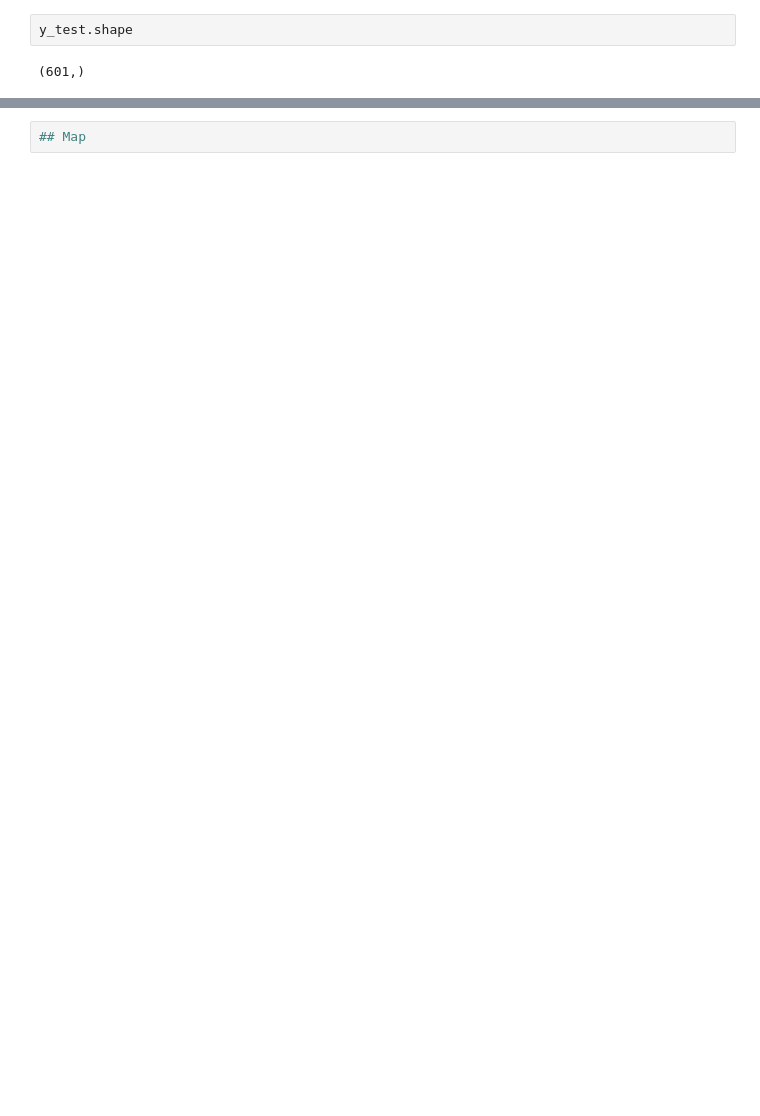
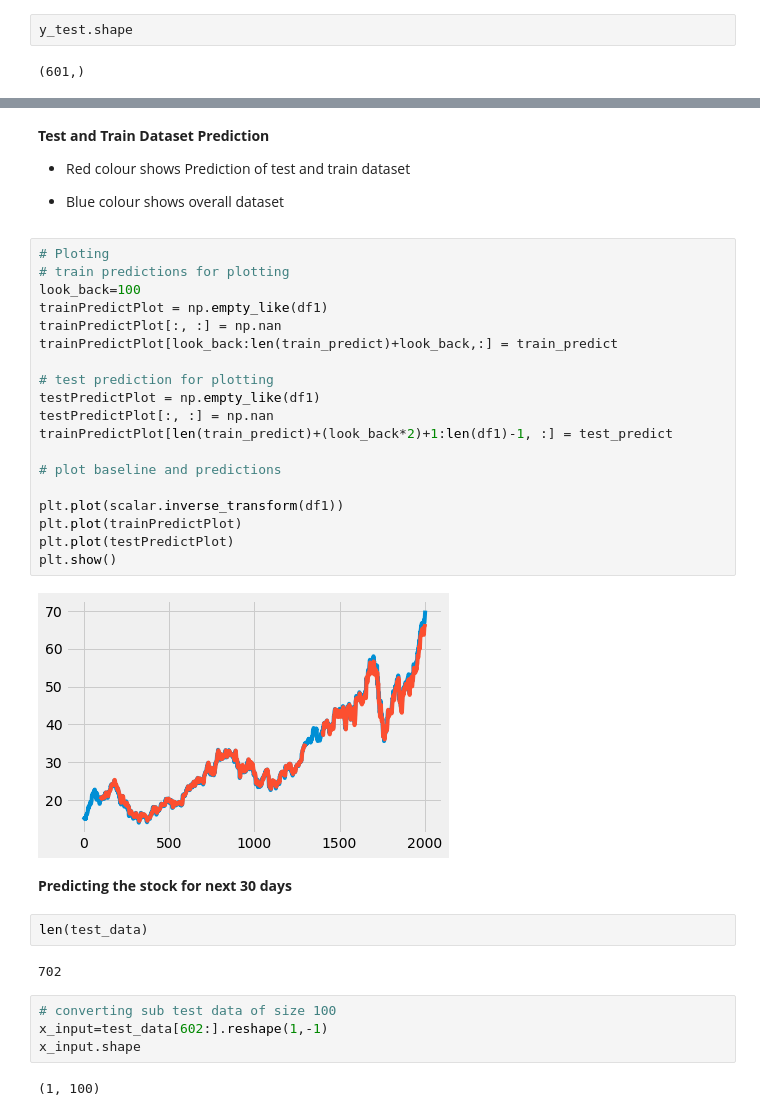
Before and after one commit to sarthak608/Stocks-Prediction, a Jupyter notebook: Stock_Forecasting_Model.ipynb, the cells around one changed output, grey strips where cells are left out. Drawn from its saved outputs; the diff is of its cells as text; blank space fills up the shorter version.

```diff
--- a/Stock_Forecasting_Model.ipynb
+++ b/Stock_Forecasting_Model.ipynb
@@ -204,2 +239,40 @@ math.sqrt(mean_squared_error(y_test,test_predict))
-# %%
-## Map
+# %% [markdown]
+**Test and Train Dataset Prediction**
+
+
+*   Red colour shows Prediction of test and train dataset
+
+*   Blue colour shows overall dataset
+# %%
+# Ploting
+# train predictions for plotting
+look_back=100
+trainPredictPlot = np.empty_like(df1)
+trainPredictPlot[:, :] = np.nan
+trainPredictPlot[look_back:len(train_predict)+look_back,:] = train_predict
+
+# test prediction for plotting
+testPredictPlot = np.empty_like(df1)
+testPredictPlot[:, :] = np.nan
+trainPredictPlot[len(train_predict)+(look_back*2)+1:len(df1)-1, :] = test_predict
+
+# plot baseline and predictions
+
+plt.plot(scalar.inverse_transform(df1))
+plt.plot(trainPredictPlot)
+plt.plot(testPredictPlot)
+plt.show()
+# %% [output]
+[figure, added]
+# %% [markdown]
+**Predicting the stock for next 30 days**
+# %%
+len(test_data)
+# %% [output]
+702
+# %%
+# converting sub test data of size 100
+x_input=test_data[602:].reshape(1,-1)
+x_input.shape
+# %% [output]
+(1, 100)
```
Also changed, not shown: parts of 31 cells of this notebook.
